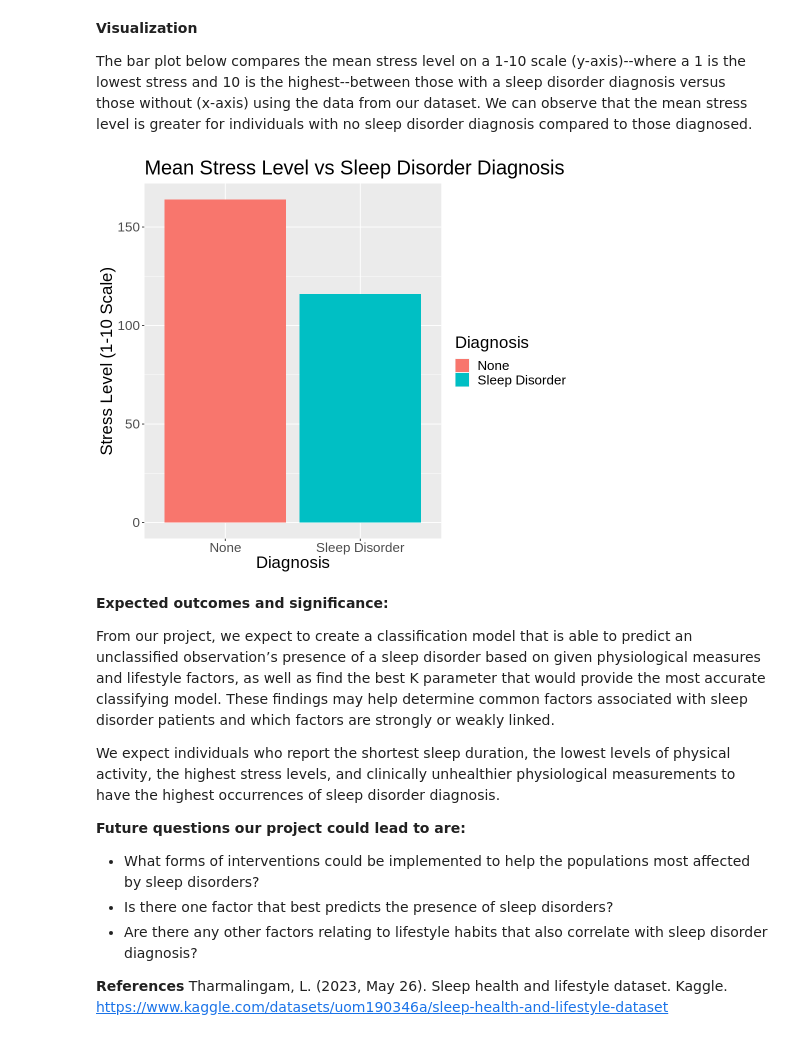
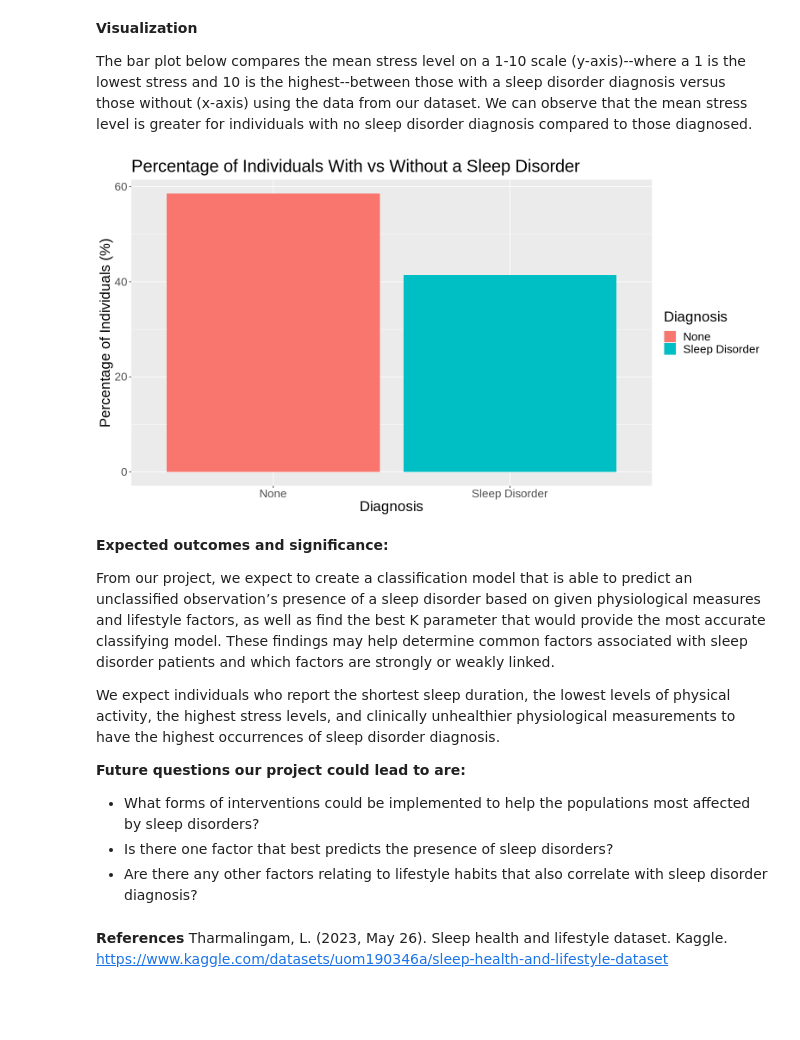
Before and after one commit to hlu10/group-18-dsci100, a Jupyter notebook: project_proposal.ipynb, the cells around one changed output. Cells and saved outputs as stored; diff of their text form; code cells hidden in the pictures; blank space fills up the shorter version.

Commit message:
Changed plot to % of individuals with vs without sleep disorder

```diff
--- a/project_proposal.ipynb
+++ b/project_proposal.ipynb
@@ -128,15 +150,15 @@ The bar plot below compares the mean stress level on a 1-10 scale (y-axis)--wher
 # %%
 library(ggplot2)
 library(repr)
 library(tidyverse)
-options(repr.plot.width = 8, repr.plot.height = 7)
+options(repr.plot.width = 13, repr.plot.height = 7)
 
-mean_stress_plot <- sleep_train |>
-        ggplot(aes(x = Diagnosis, fill = Diagnosis))+
-        geom_bar()+
-        labs(x = "Diagnosis", y = "Stress Level (1-10 Scale)")+
+sleep_percent_plot <- summary_table_1 |>
+        ggplot(aes(y = percentage, x = Diagnosis, fill = Diagnosis))+
+        geom_bar(stat = "identity", position = "dodge")+
+        labs(x = "Diagnosis", y = "Percentage of Individuals (%)")+
         theme(text = element_text(size = 20))+
-        ggtitle("Mean Stress Level vs Sleep Disorder Diagnosis")
-mean_stress_plot
+        ggtitle("Percentage of Individuals With vs Without a Sleep Disorder")
+sleep_percent_plot
 # %% [output]
-[figure, old version]
+[figure, new version]
@@ -151,6 +181,6 @@ We expect individuals who report the shortest sleep duration, the lowest levels
 - What forms of interventions could be implemented to help the populations most affected by sleep disorders?
 - Is there one factor that best predicts the presence of sleep disorders?
 - Are there any other factors relating to lifestyle habits that also correlate with sleep disorder diagnosis?
-
-**References**
-Tharmalingam, L. (2023, May 26). Sleep health and lifestyle dataset. Kaggle.    https://www.kaggle.com/datasets/uom190346a/sleep-health-and-lifestyle-dataset
+# %% [markdown]
+**References**
+Tharmalingam, L. (2023, May 26). Sleep health and lifestyle dataset. Kaggle.    https://www.kaggle.com/datasets/uom190346a/sleep-health-and-lifestyle-dataset
```
Also changed, not shown: parts of 3 cells of this notebook.
